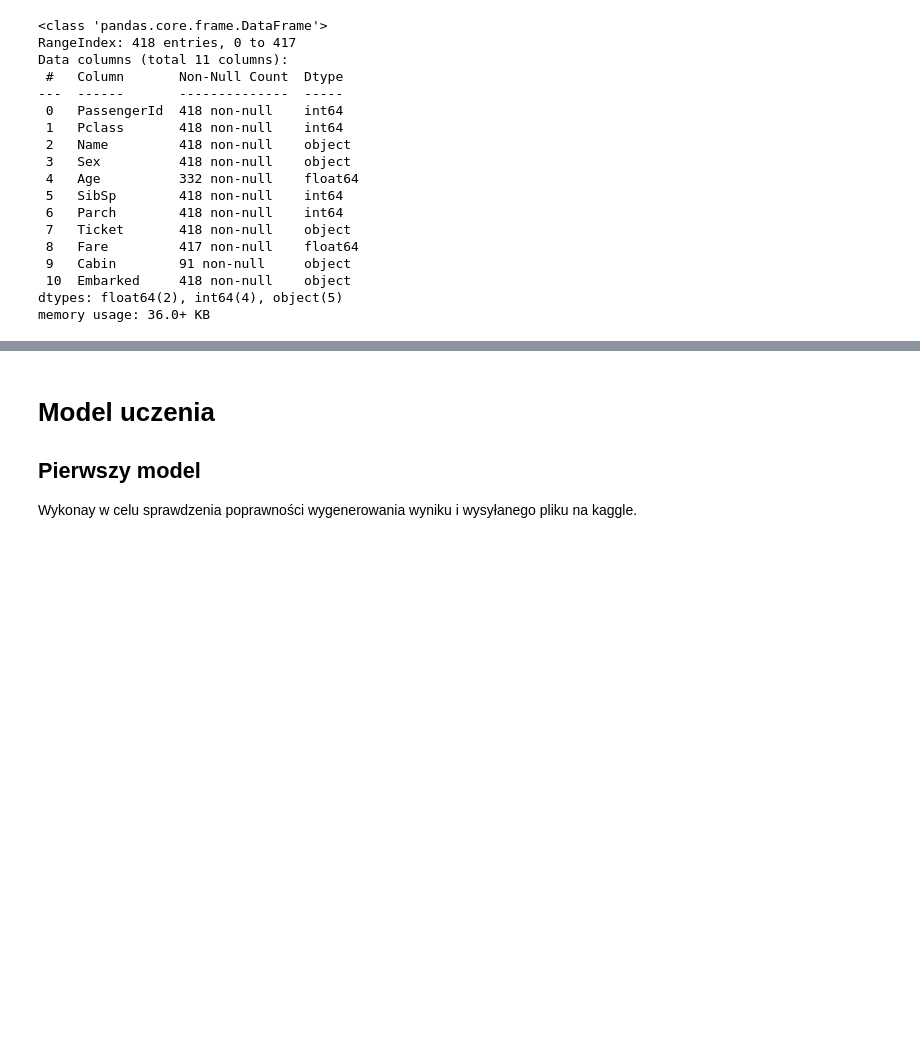
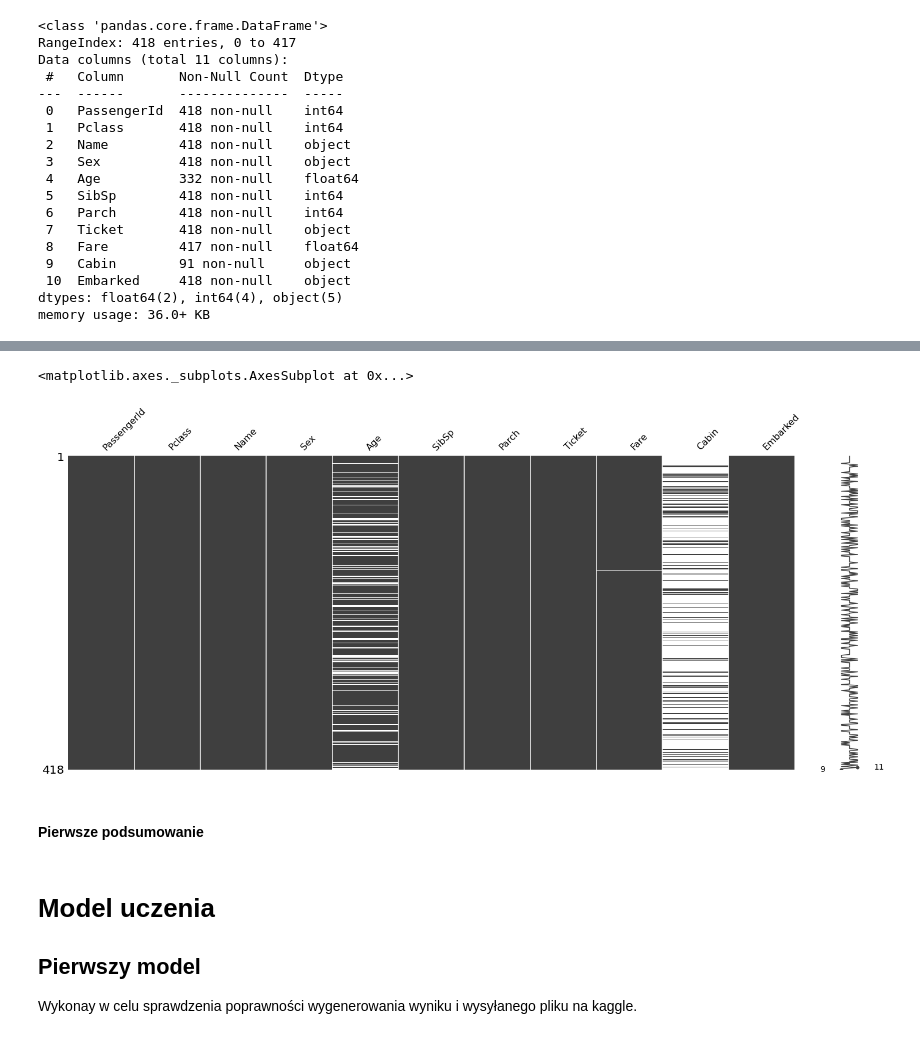
Before and after one commit to marcinszulczyk/kaggle_titanic_solution, a Jupyter notebook: kaggle_titanic_solution.ipynb, the cells around one changed output, grey strips where cells are left out. Drawn from its saved outputs; the diff is of its cells as text; code cells hidden in the pictures; blank space fills up the shorter version.

Commit message:
Pierwsze testy

```diff
--- a/kaggle_titanic_solution.ipynb
+++ b/kaggle_titanic_solution.ipynb
@@ -215,3 +318,10 @@ S - Southampton
+# %%
+missingno.matrix(df_test)
+# %% [output]
+<matplotlib.axes._subplots.AxesSubplot at 0x...>
+[figure, added]
+# %% [markdown]
+#### Pierwsze podsumowanie
 # %% [markdown]
 # Model uczenia
 
```
Also changed, not shown: parts of 13 cells of this notebook.
